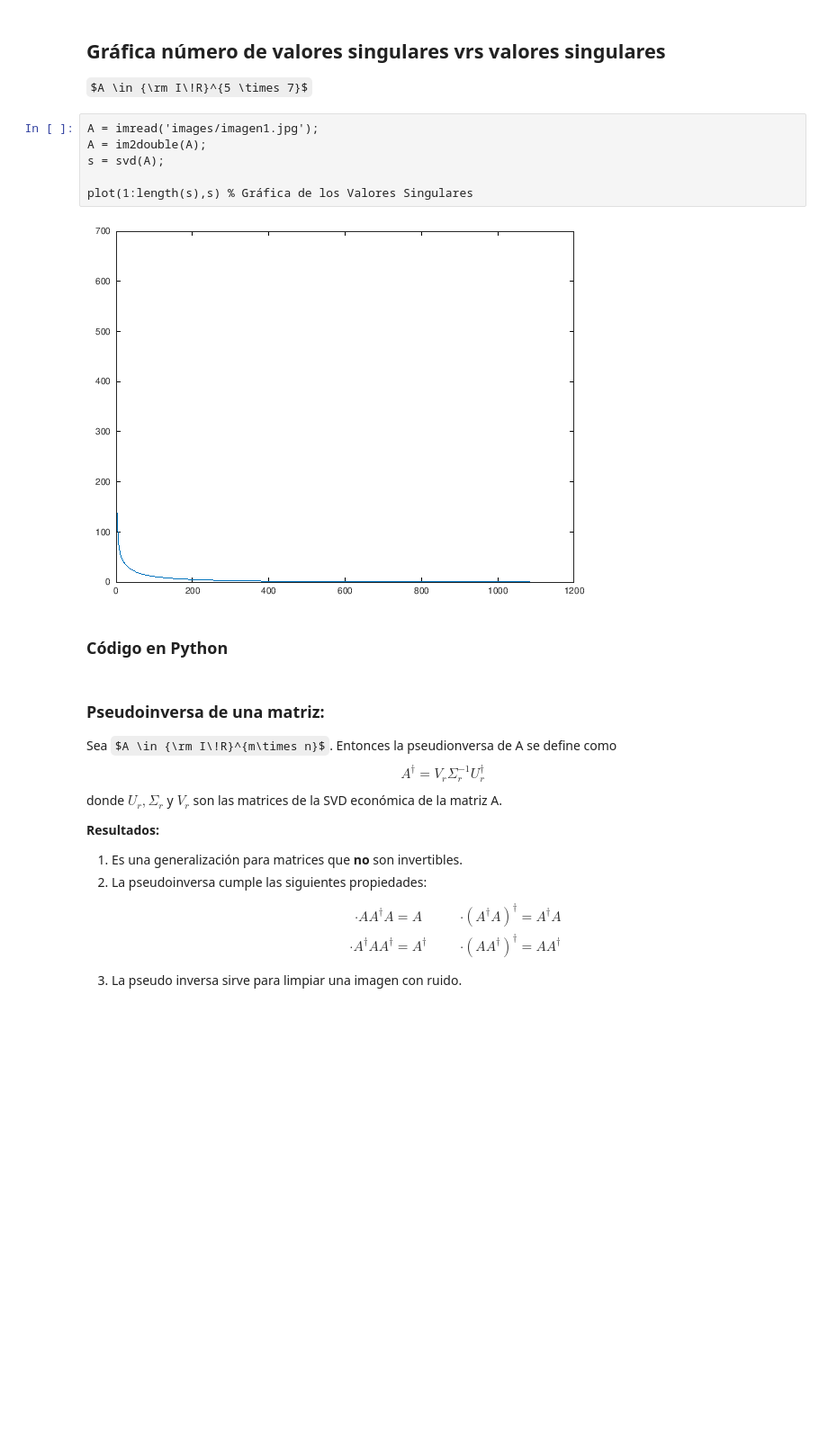
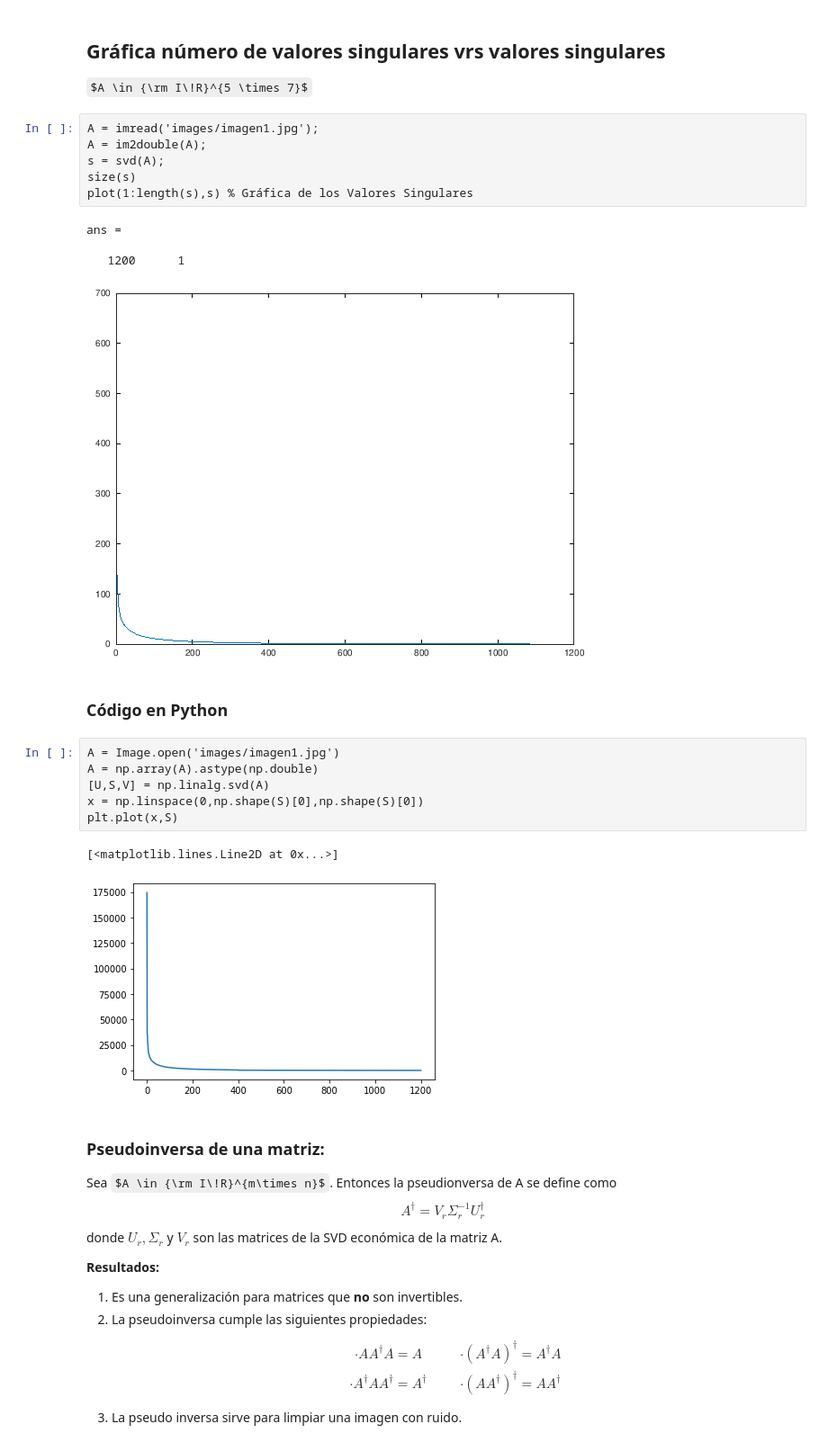
Before and after one commit to bakkim05/PAID_Electiva, a Jupyter notebook: SVD_e_Imagenes/SVD_e_Imagenes.ipynb, the cells around one changed output. Shown at 90% size. Saved outputs shown, nothing was run; the diff lists cells and outputs as text; some formulas as TeX source; blank space fills up the shorter version.

```diff
--- a/SVD_e_Imagenes/SVD_e_Imagenes.ipynb
+++ b/SVD_e_Imagenes/SVD_e_Imagenes.ipynb
@@ -157,12 +217,24 @@ $A \in {\rm I\!R}^{5 \times 7}$
 A = imread('images/imagen1.jpg');
 A = im2double(A);
 s = svd(A);
-
+size(s)
 plot(1:length(s),s) % Gráfica de los Valores Singulares
 # %% [output]
+ans =
+
+   1200      1
 [figure]
 # %% [markdown]
 ### Código en Python
+# %%
+A = Image.open('images/imagen1.jpg')
+A = np.array(A).astype(np.double)
+[U,S,V] = np.linalg.svd(A)
+x = np.linspace(0,np.shape(S)[0],np.shape(S)[0])
+plt.plot(x,S)
+# %% [output]
+[<matplotlib.lines.Line2D at 0x...>]
+[figure, added]
 # %% [markdown]
 ### Pseudoinversa de una matriz:
 Sea $A \in {\rm I\!R}^{m\times n}$. Entonces la pseudionversa de A se define como $$A^\dagger = V_r \Sigma_r ^{-1}U_r ^\dagger$$
```
Also changed, not shown: parts of 12 cells of this notebook, 8 other files.
